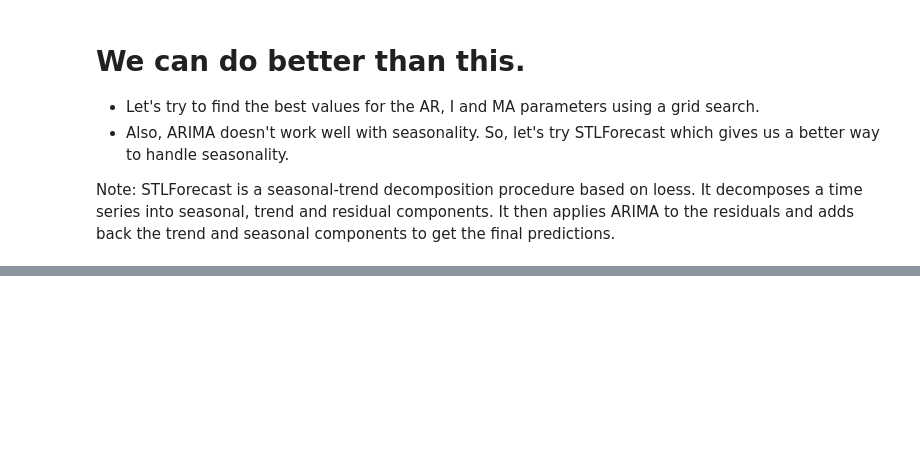
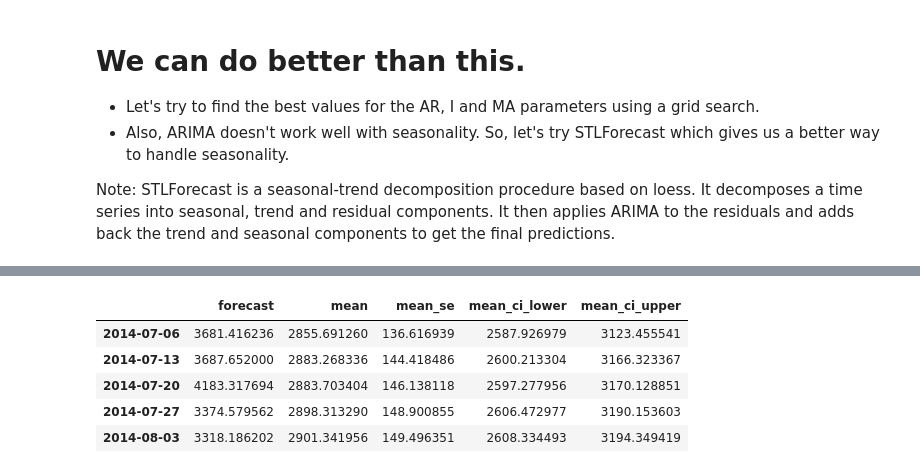
Before and after one commit to swhustla/comparison_of_time_series_methods, a Jupyter notebook: notebooks/DevDay_02_single_model.ipynb, the cells around one changed output, grey strips where cells are left out. Drawn from its saved outputs; the diff is of its cells as text; code cells hidden in the pictures; blank space fills up the shorter version.

```diff
--- a/notebooks/DevDay_02_single_model.ipynb
+++ b/notebooks/DevDay_02_single_model.ipynb
@@ -162,0 +256,9 @@ def __get_best_model_order(data: Dataset) -> Model:
+# %%
+predictions_grid_STL.values.head()
+# %% [output]
+|  | forecast | mean | mean_se | mean_ci_lower | mean_ci_upper |
+| 2014-07-06 | 3681.416236 | 2855.691260 | 136.616939 | 2587.926979 | 3123.455541 |
+| 2014-07-13 | 3687.652000 | 2883.268336 | 144.418486 | 2600.213304 | 3166.323367 |
+| 2014-07-20 | 4183.317694 | 2883.703404 | 146.138118 | 2597.277956 | 3170.128851 |
+| 2014-07-27 | 3374.579562 | 2898.313290 | 148.900855 | 2606.472977 | 3190.153603 |
+| 2014-08-03 | 3318.186202 | 2901.341956 | 149.496351 | 2608.334493 | 3194.349419 |
```
Also changed, not shown: parts of 7 cells of this notebook, 4 other files.
